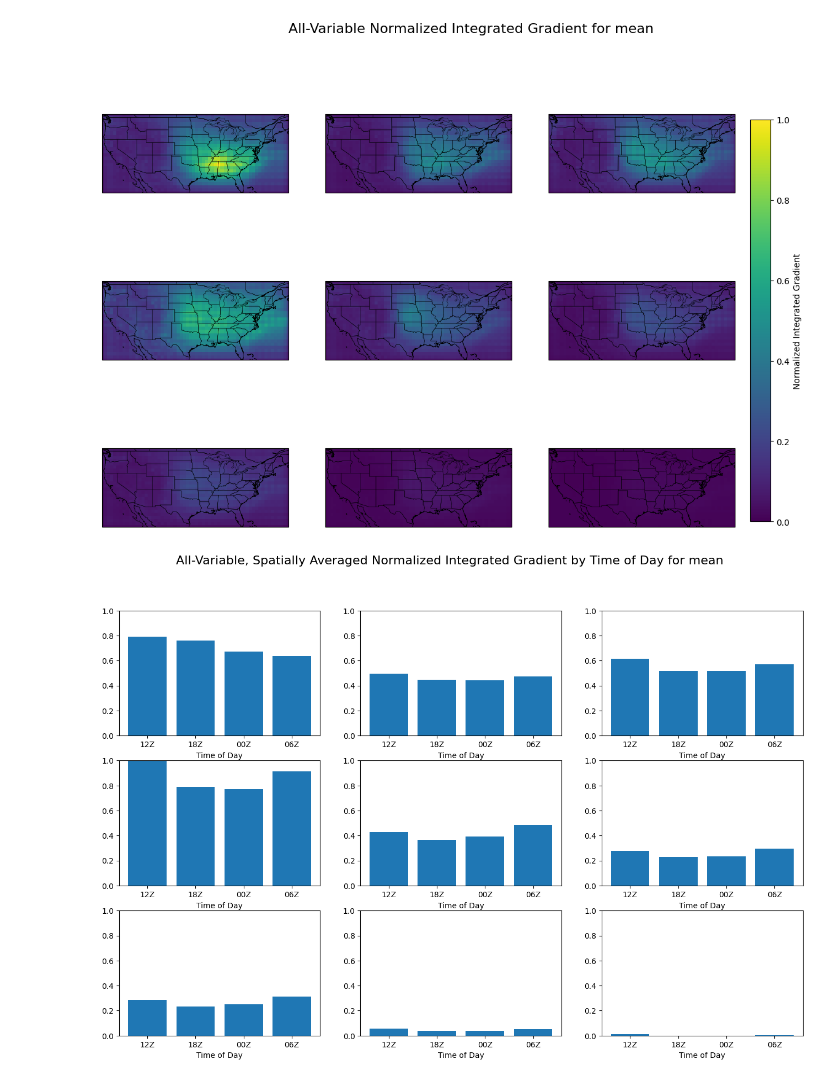
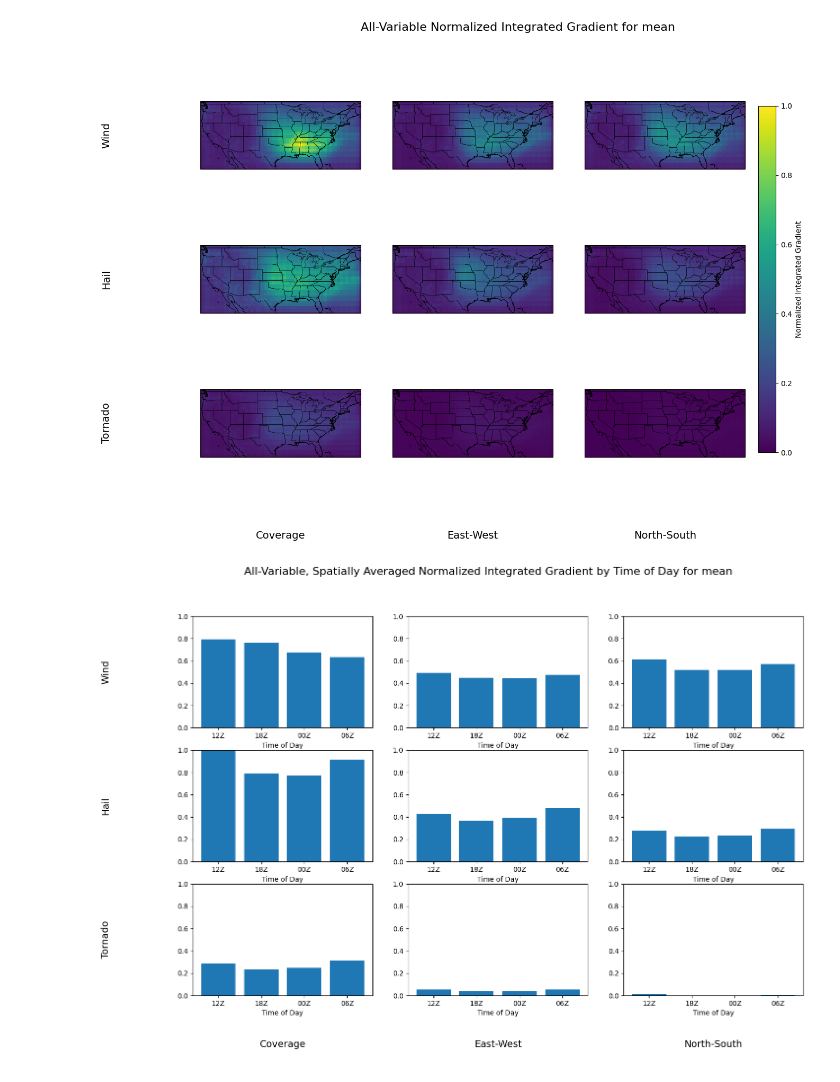
Before and after one commit to milesepstein13/convective_outlook_ml, a Jupyter notebook: visualize_integrated_gradients.ipynb, the cells around one changed output. Drawn from its saved outputs; the diff is of its cells as text; code cells hidden in the pictures.

```diff
--- a/visualize_integrated_gradients.ipynb
+++ b/visualize_integrated_gradients.ipynb
@@ -32,7 +32,7 @@ def average_folds(folds, scalars, K=9):
 
     return out
 # %%
-scalars = ["mean", "sigma", "p_gt_2", "p_lt_-2"]
+scalars = ["mu", "sigma", "mean", "p_gt_2", "p_lt_-2"]
 base_dir = "results/ig/cnn3d_gelu_0_5/level=slgt_small_glade_new/opt=Adam_lr=0.001_batch=8_crit=ShashNLL"
 
 folds = load_folds(base_dir)
@@ -53,6 +53,10 @@ def split_tensor(x):
 
     heat_1x4 = np.array([x[3], x[2], x[0], x[1]])[None, :]
     return heat_5x5, heat_1x4
+
+row_labels = ["Wind", "Hail", "Tornado"]
+col_labels = ["Coverage", "East-West", "North-South"]
+
 
 for target in scalars:
     a = avg[target]
@@ -70,6 +74,8 @@ for target in scalars:
     vmin, vmax = 0, 1
     im_for_cbar = None
 
+    top_axes = [[None]*3 for _ in range(3)]
+
     for i in range(9):
         r, c = divmod(i, 3)
         inner = outer[r, c].subgridspec(2, 1, height_ratios=[5, 1], hspace=0.25)
@@ -78,6 +84,7 @@ for target in scalars:
         ax_bot = fig.add_subplot(inner[1])
 
         h5, h1 = split_tensor(channel_avgs[i])
+        top_axes[r][c] = ax_top  # representative for this outer cell
 
         im = ax_top.imshow(h5, vmin=vmin, vmax=vmax, aspect='auto')
         ax_bot.imshow(h1, vmin=vmin, vmax=vmax, aspect='auto')
@@ -108,6 +115,19 @@ for target in scalars:
     # single colorbar
     cbar = fig.colorbar(im_for_cbar, ax=fig.axes, fraction=0.02, pad=0.02)
     cbar.set_label('Normalized Integrated Gradient')
+
+    # Row labels (left)
+    for r, label in enumerate(row_labels):
+        pos = top_axes[r][0].get_position()
+        y = (pos.y0 + pos.y1) / 2
+        fig.text(0.02, y, label, va='center', ha='right', rotation=90, fontsize=14)
+
+    # Column labels (bottom)
+    for c, label in enumerate(col_labels):
+        pos = top_axes[2][c].get_position()
+        x = (pos.x0 + pos.x1) / 2
+        fig.text(x, 0.02, label, va='top', ha='center', fontsize=14)
+
     fig.suptitle(f'Space- and Time- Averaged Normalized Integrated Gradient for {target}', fontsize=16)
     plt.savefig(f"figs/integrated_gradients/{target}/channel_avg.pdf", bbox_inches = 'tight')
     plt.show()
@@ -162,6 +182,28 @@ for target in scalars:
 
     cbar.set_label("Normalized Integrated Gradient")
 
+    axes2d = axes.reshape(3, 3)
+    # --- Row labels (left side) ---
+    for i, label in enumerate(row_labels):
+        # y position = center of each row of axes
+        y = (axes2d[i, 0].get_position().y0 + axes2d[i, 0].get_position().y1) / 2
+        fig.text(
+            0.02, y, label,
+            va='center', ha='right',
+            rotation=90,
+            fontsize=14
+        )
+
+    # --- Column labels (bottom) ---
+    for j, label in enumerate(col_labels):
+        # x position = center of each column of axes
+        x = (axes2d[2, j].get_position().x0 + axes2d[2, j].get_position().x1) / 2
+        fig.text(
+            x, 0.02, label,
+            va='top', ha='center',
+            fontsize=14
+        )
+
     fig.suptitle(f'All-Variable Normalized Integrated Gradient for {target}', fontsize=16)
     plt.savefig(f"figs/integrated_gradients/{target}/space_avg.pdf", bbox_inches = 'tight')
     plt.show()
@@ -189,6 +231,29 @@ for target in scalars:
         ax.set_ylim(0, 1)
         ax.set_xlabel('Time of Day')
     fig.suptitle(f'All-Variable, Spatially Averaged Normalized Integrated Gradient by Time of Day for {target}', fontsize=16)
+
+    axes2d = axes.reshape(3, 3)
+    # --- Row labels (left side) ---
+    for i, label in enumerate(row_labels):
+        # y position = center of each row of axes
+        y = (axes2d[i, 0].get_position().y0 + axes2d[i, 0].get_position().y1) / 2
+        fig.text(
+            0.02, y, label,
+            va='center', ha='right',
+            rotation=90,
+            fontsize=14
+        )
+
+    # --- Column labels (bottom) ---
+    for j, label in enumerate(col_labels):
+        # x position = center of each column of axes
+        x = (axes2d[2, j].get_position().x0 + axes2d[2, j].get_position().x1) / 2
+        fig.text(
+            x, 0.02, label,
+            va='top', ha='center',
+            fontsize=14
+        )
+
     plt.savefig(f"figs/integrated_gradients/{target}/time_avg.pdf", bbox_inches = 'tight')
     plt.show()
 # %% [output]
@@ -196,2 +261,2 @@ for target in scalars:
-[figure, old version]
+[figure, new version]
-[figure, old version]
+[figure, new version]
```
Also changed, not shown: parts of 1 cell of this notebook, 13 other files.
